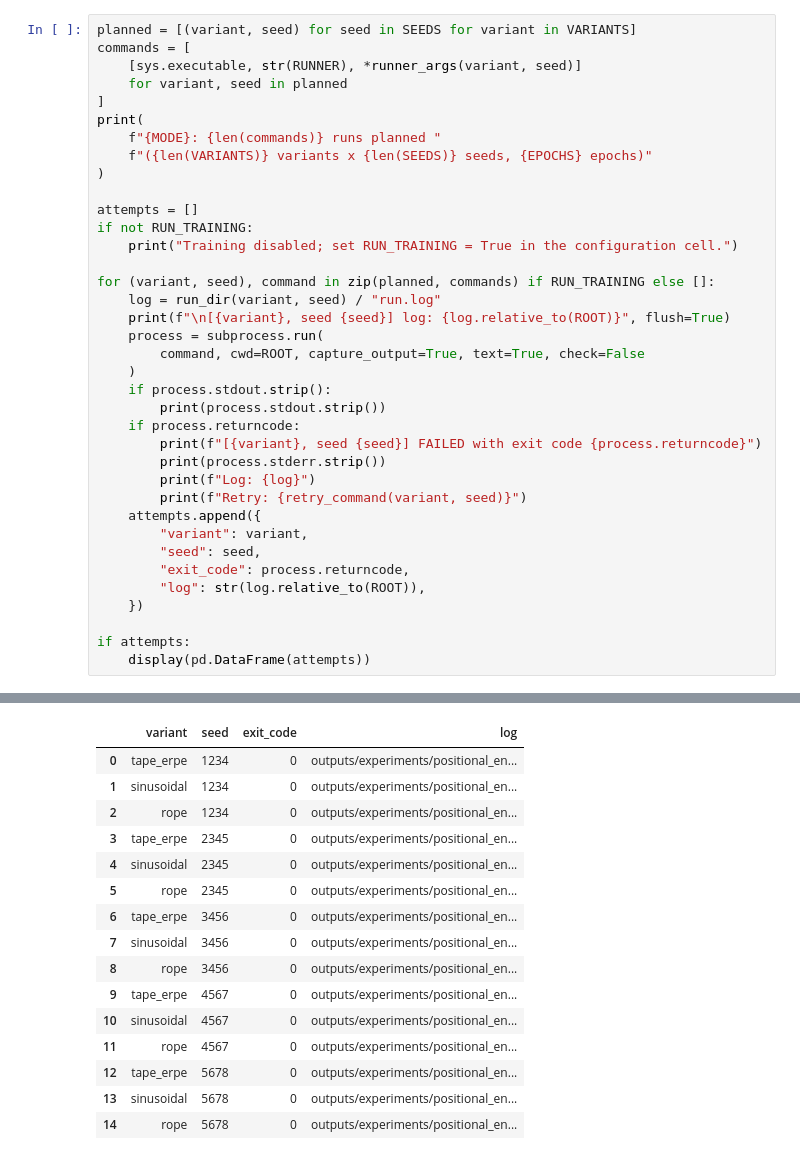
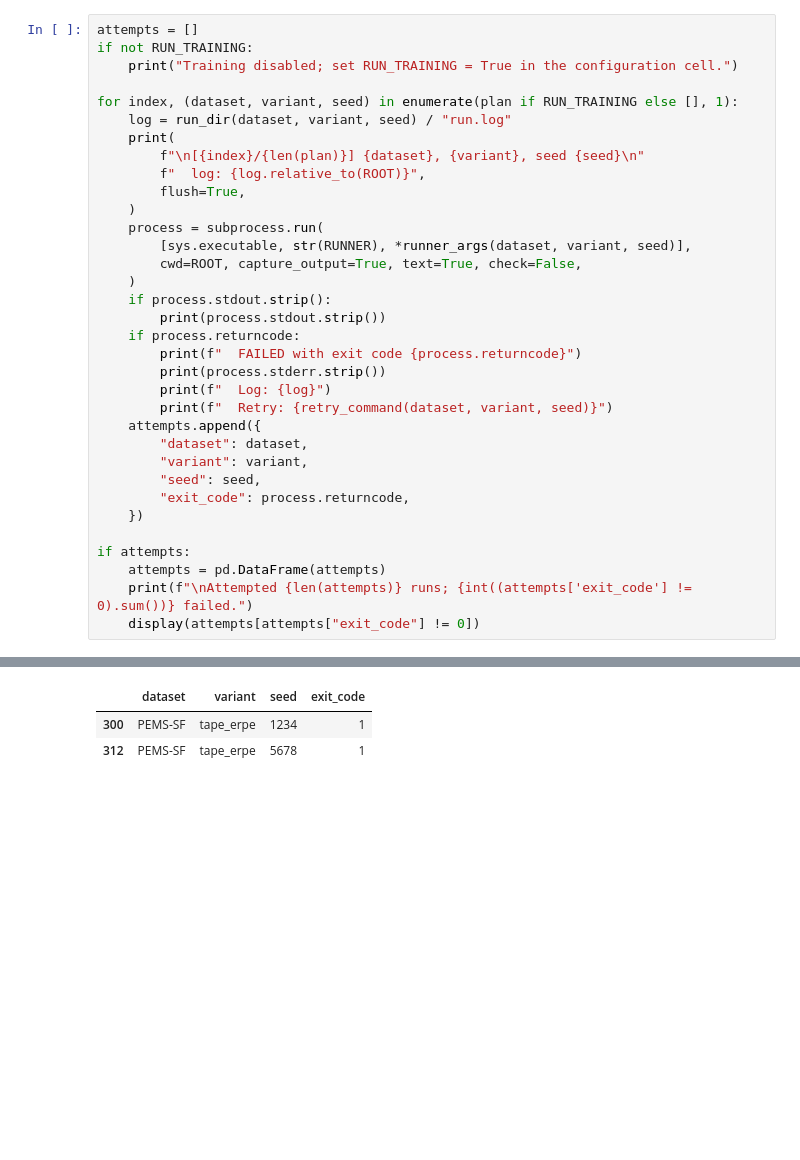
Before and after one commit to tyrerodr/convtran-reproduction, a Jupyter notebook: notebooks/04_positional_encoding_experiments.ipynb, the cells around one changed output, grey strips where cells are left out. Cells and saved outputs as stored; diff of their text form; blank space fills up the shorter version.

```diff
--- a/notebooks/04_positional_encoding_experiments.ipynb
+++ b/notebooks/04_positional_encoding_experiments.ipynb
@@ -141,38 +202,35 @@ If a run fails, the cell prints the error and the log path and continues with th
 # %%
-planned = [(variant, seed) for seed in SEEDS for variant in VARIANTS]
-commands = [
-    [sys.executable, str(RUNNER), *runner_args(variant, seed)]
-    for variant, seed in planned
-]
-print(
-    f"{MODE}: {len(commands)} runs planned "
-    f"({len(VARIANTS)} variants x {len(SEEDS)} seeds, {EPOCHS} epochs)"
-)
-
 attempts = []
 if not RUN_TRAINING:
     print("Training disabled; set RUN_TRAINING = True in the configuration cell.")
 
-for (variant, seed), command in zip(planned, commands) if RUN_TRAINING else []:
-    log = run_dir(variant, seed) / "run.log"
-    print(f"\n[{variant}, seed {seed}] log: {log.relative_to(ROOT)}", flush=True)
+for index, (dataset, variant, seed) in enumerate(plan if RUN_TRAINING else [], 1):
+    log = run_dir(dataset, variant, seed) / "run.log"
+    print(
+        f"\n[{index}/{len(plan)}] {dataset}, {variant}, seed {seed}\n"
+        f"  log: {log.relative_to(ROOT)}",
+        flush=True,
+    )
     process = subprocess.run(
-        command, cwd=ROOT, capture_output=True, text=True, check=False
+        [sys.executable, str(RUNNER), *runner_args(dataset, variant, seed)],
+        cwd=ROOT, capture_output=True, text=True, check=False,
     )
     if process.stdout.strip():
         print(process.stdout.strip())
     if process.returncode:
-        print(f"[{variant}, seed {seed}] FAILED with exit code {process.returncode}")
+        print(f"  FAILED with exit code {process.returncode}")
         print(process.stderr.strip())
-        print(f"Log: {log}")
-        print(f"Retry: {retry_command(variant, seed)}")
+        print(f"  Log: {log}")
+        print(f"  Retry: {retry_command(dataset, variant, seed)}")
     attempts.append({
+        "dataset": dataset,
         "variant": variant,
         "seed": seed,
         "exit_code": process.returncode,
-        "log": str(log.relative_to(ROOT)),
     })
 
 if attempts:
-    display(pd.DataFrame(attempts))
+    attempts = pd.DataFrame(attempts)
+    print(f"\nAttempted {len(attempts)} runs; {int((attempts['exit_code'] != 0).sum())} failed.")
+    display(attempts[attempts["exit_code"] != 0])
 # %% [output]
@@ -196,19 +254,6 @@ Saved result to: /home/tyrerodr/Documents/Msc-Advanced-AI/TimeSeries/convtran-re
-|  | variant | seed | exit_code | log |
-| 0 | tape_erpe | 1234 | 0 | outputs/experiments/positional_en... |
-| 1 | sinusoidal | 1234 | 0 | outputs/experiments/positional_en... |
-| 2 | rope | 1234 | 0 | outputs/experiments/positional_en... |
-| 3 | tape_erpe | 2345 | 0 | outputs/experiments/positional_en... |
-| 4 | sinusoidal | 2345 | 0 | outputs/experiments/positional_en... |
-| 5 | rope | 2345 | 0 | outputs/experiments/positional_en... |
-| 6 | tape_erpe | 3456 | 0 | outputs/experiments/positional_en... |
-| 7 | sinusoidal | 3456 | 0 | outputs/experiments/positional_en... |
-| 8 | rope | 3456 | 0 | outputs/experiments/positional_en... |
-| 9 | tape_erpe | 4567 | 0 | outputs/experiments/positional_en... |
-| 10 | sinusoidal | 4567 | 0 | outputs/experiments/positional_en... |
-| 11 | rope | 4567 | 0 | outputs/experiments/positional_en... |
-| 12 | tape_erpe | 5678 | 0 | outputs/experiments/positional_en... |
-| 13 | sinusoidal | 5678 | 0 | outputs/experiments/positional_en... |
-| 14 | rope | 5678 | 0 | outputs/experiments/positional_en... |
+|  | dataset | variant | seed | exit_code |
+| 300 | PEMS-SF | tape_erpe | 1234 | 1 |
+| 312 | PEMS-SF | tape_erpe | 5678 | 1 |
 # %% [markdown]
 ## Results by run
 
```
Also changed, not shown: parts of 14 cells of this notebook, 1 other file.
